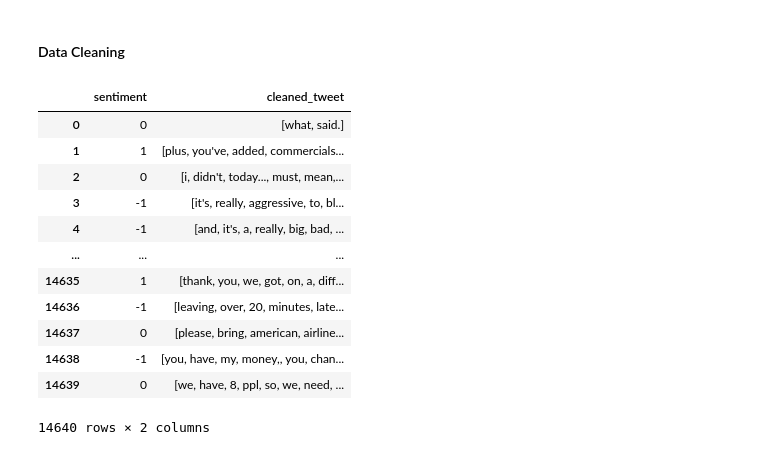
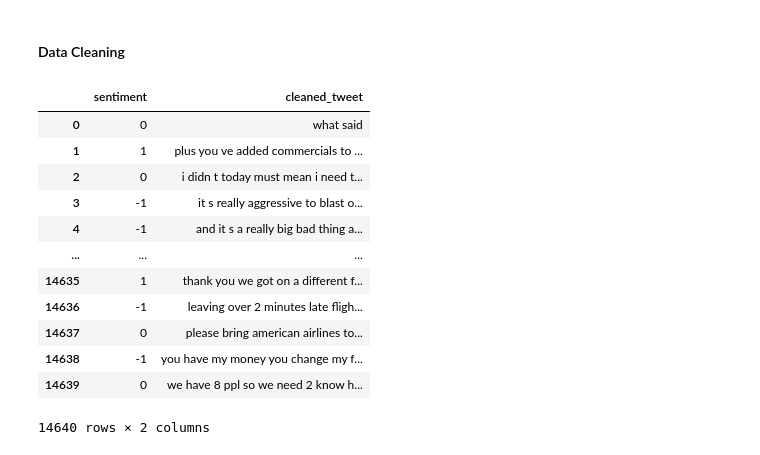
Before and after one commit to MatthewEthanTam/TwitterModel, a Jupyter notebook: TwitterAnalysis.ipynb, the cells around one changed output. Cells and saved outputs as stored; diff of their text form; code cells hidden in the pictures.

```diff
--- a/TwitterAnalysis.ipynb
+++ b/TwitterAnalysis.ipynb
@@ -84,55 +86,58 @@ plt.show()
 #### Data Cleaning
 # %%
 # Pre-processing inspiration from https://www.kaggle.com/code/nkitgupta/text-representations
-
-# def removePunctuation(text):
-#   tokenList = re.sub("[^a-zA-Z]", " ",text.lower()).split()
-#   return ' '.join(tokenList[2:])
 from nltk.corpus import stopwords
 from nltk.stem import SnowballStemmer
 from nltk.tokenize import RegexpTokenizer
-# getting stopping words
+# Commmon words list
 stopwords = stopwords.words('english')
-tokenizer = RegexpTokenizer(r'\w+')
-#Removal of tags of people
-tags = r"@\w*"
-
-def removePunctuation(sentence):
-  sentence = [re.sub(tags, "", sentence)]
+# Remove -ing words
+stemmer = SnowballStemmer('english')
+# Removing stopping words and stemming words for TFIDF tokenizer
+def removePunctuationTFIDF(sentence, stem = False):
+  sentence = [re.sub(r"@\w*", "", sentence)]
   text = []
   for word in sentence:
       if word not in stopwords:
-              text.append(word.lower())
-  # return tokenizer.tokenize(" ".join(text))
-  return " ".join(text).split()
+        if stem:
+          text.append(stemmer.stem(word))
+        else:
+          text.append(word.lower())
+  text = re.sub("[^a-zA-Z1-9]", " ", " ".join(text)).split()
+  return " ".join(text)
+
+# Removing only `@` and the usernames mentioned, this is because bert is a contextual model.
+def removePunctuationBert(sentence):
+  sentence = [re.sub(r"@\w*", "", sentence)]
+  return " ".join(sentence)
+
 # Sentiment range inspiration from https://www.kaggle.com/code/fahadmehfoooz/sentiment-analysis-svm-nb-bagging-boosting-rf-lstm
+# 1 = positive, 0 = neutral, -1 = negative
 def sentimentRange(value):
   if value == 'positive':
     return 1
   elif value == 'negative' :
     return -1
   else :
     return 0
 
-# 1 = positive, 0 = neutral, -1 = negative
+
 
 df = tweets_df
-df['cleaned_tweet'] = df['text'].apply(removePunctuation)
+df['cleaned_tweet'] = df['text'].apply(removePunctuationTFIDF)
 df['sentiment'] = df['airline_sentiment'].apply(sentimentRange)
 df[["sentiment",'cleaned_tweet']]
-# l = df['cleaned_tweet']
-# print(l[1])
 # %% [output]
 |  | sentiment | cleaned_tweet |
-| 0 | 0 | [what, said.] |
-| 1 | 1 | [plus, you've, added, commercials... |
-| 2 | 0 | [i, didn't, today..., must, mean,... |
-| 3 | -1 | [it's, really, aggressive, to, bl... |
-| 4 | -1 | [and, it's, a, really, big, bad, ... |
+| 0 | 0 | what said |
+| 1 | 1 | plus you ve added commercials to ... |
+| 2 | 0 | i didn t today must mean i need t... |
+| 3 | -1 | it s really aggressive to blast o... |
+| 4 | -1 | and it s a really big bad thing a... |
 | ... | ... | ... |
-| 14635 | 1 | [thank, you, we, got, on, a, diff... |
-| 14636 | -1 | [leaving, over, 20, minutes, late... |
-| 14637 | 0 | [please, bring, american, airline... |
-| 14638 | -1 | [you, have, my, money,, you, chan... |
-| 14639 | 0 | [we, have, 8, ppl, so, we, need, ... |
+| 14635 | 1 | thank you we got on a different f... |
+| 14636 | -1 | leaving over 2 minutes late fligh... |
+| 14637 | 0 | please bring american airlines to... |
+| 14638 | -1 | you have my money you change my f... |
+| 14639 | 0 | we have 8 ppl so we need 2 know h... |
 14640 rows × 2 columns
```
Also changed, not shown: parts of 5 cells of this notebook, 1 other file.
